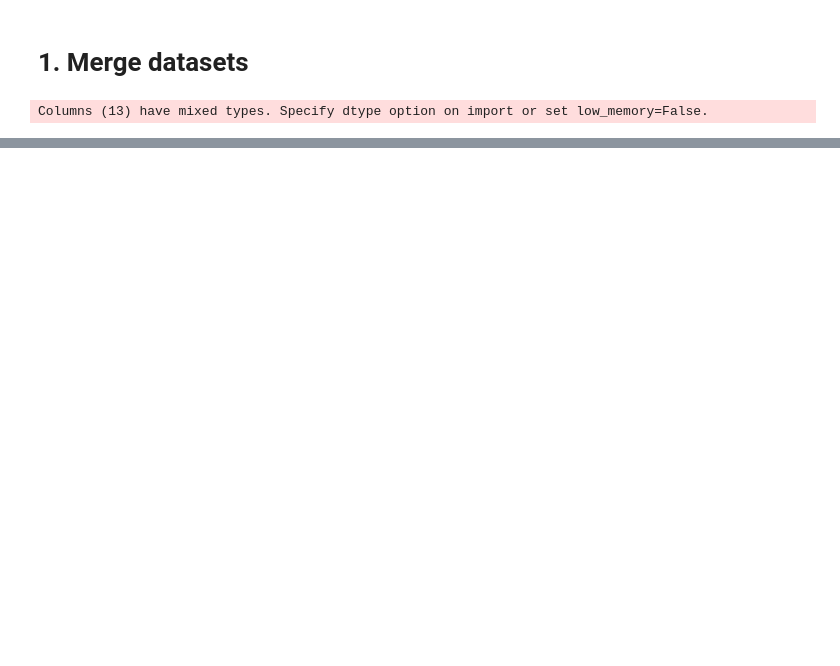
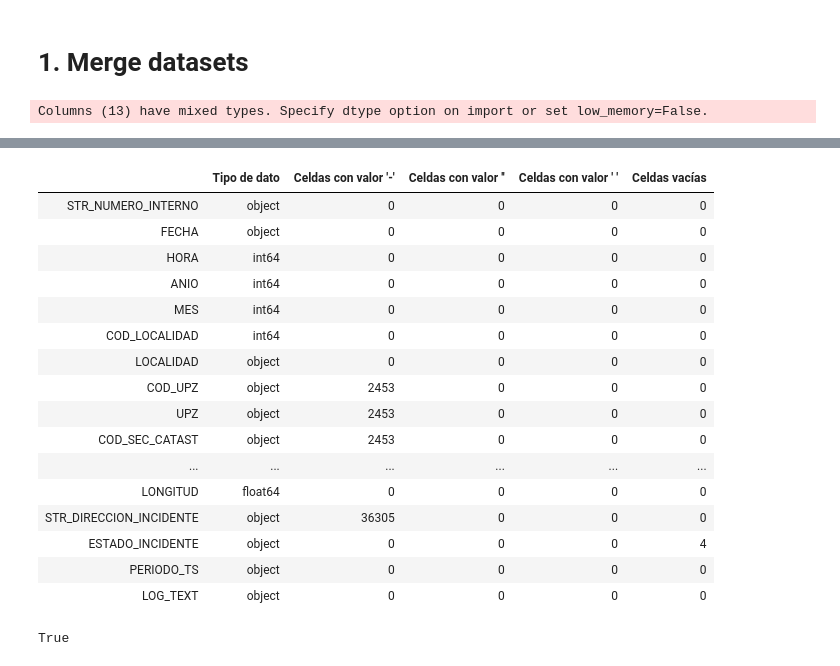
Before and after one commit to jrudascas/security_project, a Jupyter notebook: data_cleaning/clean_NUSE.ipynb, the cells around one changed output, grey strips where cells are left out. Saved outputs shown, nothing was run; the diff lists cells and outputs as text; code cells hidden in the pictures; blank space fills up the shorter version.

```diff
--- a/data_cleaning/clean_NUSE.ipynb
+++ b/data_cleaning/clean_NUSE.ipynb
@@ -29,2 +46,2 @@ data = pd.concat(frames)
 # %%
-merged_nuse = data.to_csv(r'/Users/anamaria/Desktop/dev/security_project/datasets/merged_nuse.csv',index=None)
+merged_nuse.to_csv(r'/Users/anamaria/Desktop/dev/security_project/datasets/merged_nuse.csv',index=None)
@@ -30,0 +69,25 @@ merged_nuse = data.to_csv(r'/Users/anamaria/Desktop/dev/security_project/dataset
+# %%
+pd.DataFrame({"Tipo de dato":merged_nuse.dtypes.values,
+              "Celdas con valor '-'":(merged_nuse == '-').sum().values,
+              "Celdas con valor ''":(merged_nuse == '').sum().values,
+              "Celdas con valor ' '":(merged_nuse == ' ').sum().values,
+              "Celdas vacías": merged_nuse.isna().sum().values},
+             index=merged_nuse.columns)
+# %% [output]
+|  | Tipo de dato | Celdas con valor '-' | Celdas con valor '' | Celdas con valor ' ' | Celdas vacías |
+| STR_NUMERO_INTERNO | object | 0 | 0 | 0 | 0 |
+| FECHA | object | 0 | 0 | 0 | 0 |
+| HORA | int64 | 0 | 0 | 0 | 0 |
+| ANIO | int64 | 0 | 0 | 0 | 0 |
+| MES | int64 | 0 | 0 | 0 | 0 |
+| COD_LOCALIDAD | int64 | 0 | 0 | 0 | 0 |
+| LOCALIDAD | object | 0 | 0 | 0 | 0 |
+| COD_UPZ | object | 2453 | 0 | 0 | 0 |
+| UPZ | object | 2453 | 0 | 0 | 0 |
+| COD_SEC_CATAST | object | 2453 | 0 | 0 | 0 |
+| ... | ... | ... | ... | ... | ... |
+| LONGITUD | float64 | 0 | 0 | 0 | 0 |
+| STR_DIRECCION_INCIDENTE | object | 36305 | 0 | 0 | 0 |
+| ESTADO_INCIDENTE | object | 0 | 0 | 0 | 4 |
+| PERIODO_TS | object | 0 | 0 | 0 | 0 |
+| LOG_TEXT | object | 0 | 0 | 0 | 0 |
@@ -30,0 +101,4 @@ merged_nuse = data.to_csv(r'/Users/anamaria/Desktop/dev/security_project/dataset
+# %%
+df1.equals(df2) and df1.equals(df3) and df1.equals(df4) and df1.equals(df5) and df1.equals(df6)
+# %% [output]
+True
```
Also changed, not shown: parts of 13 cells of this notebook.
